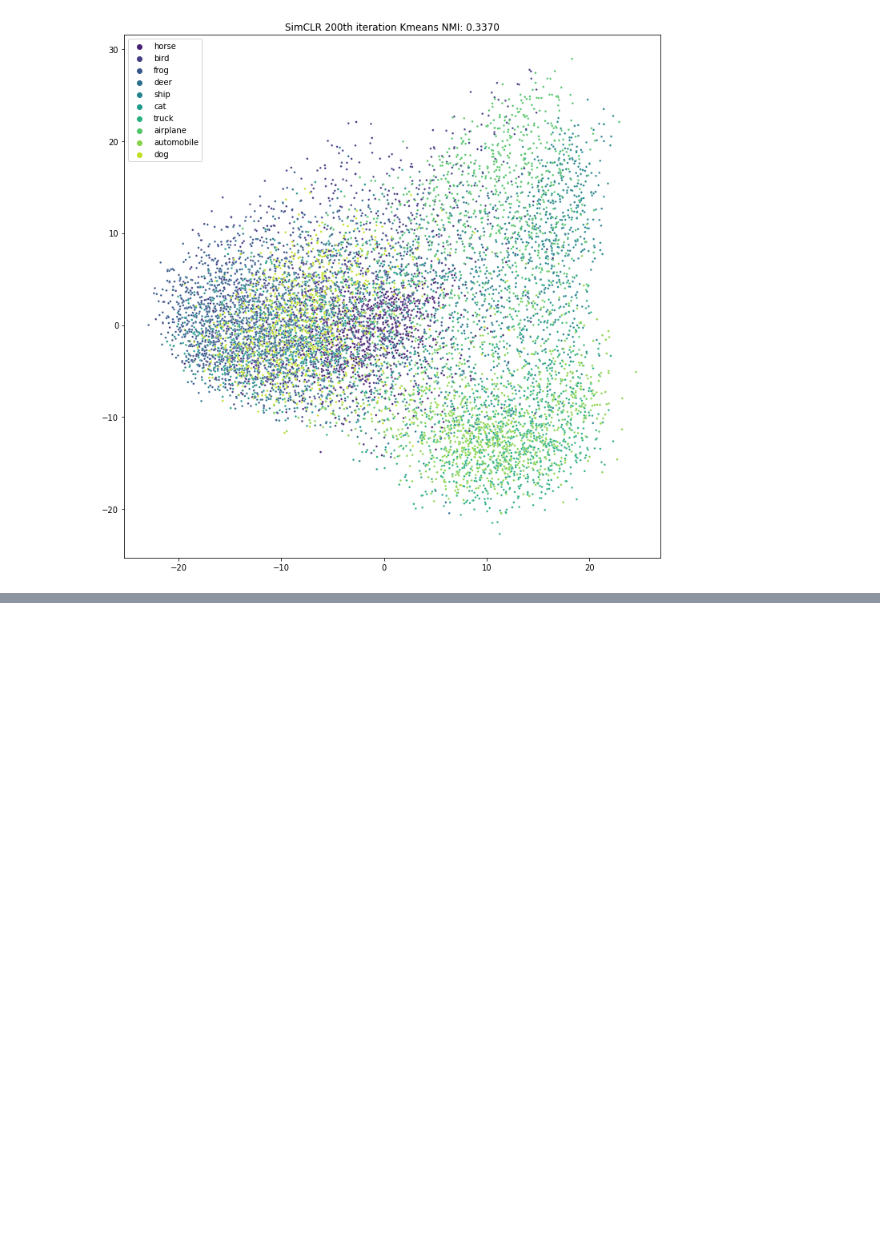
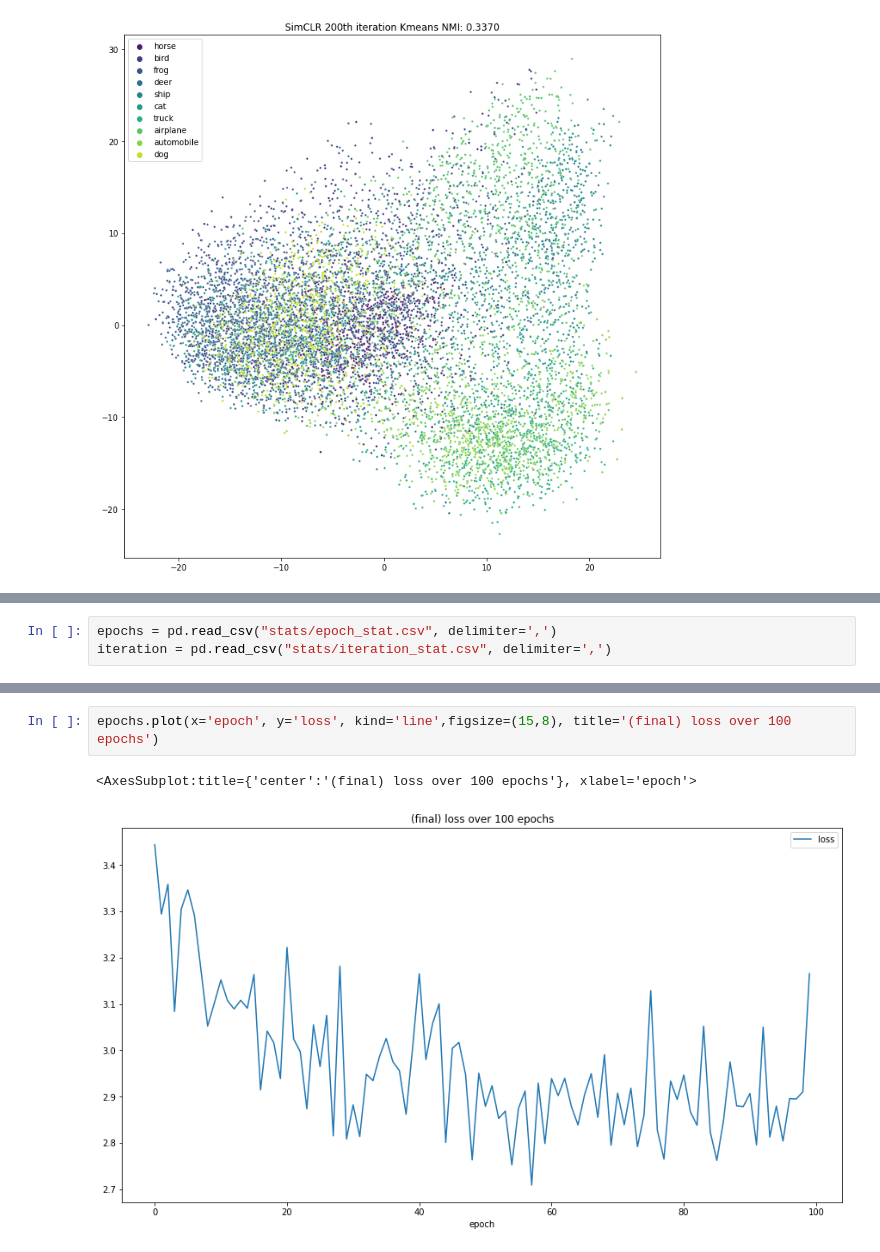
Before and after one commit to AlinaGodun/dcl_b, a Jupyter notebook: DCB Notebook.ipynb, the cells around one changed output, grey strips where cells are left out. Drawn from its saved outputs; the diff is of its cells as text; blank space fills up the shorter version.

Commit message:
add stats to the dcl notebook

```diff
--- a/DCB Notebook.ipynb
+++ b/DCB Notebook.ipynb
@@ -195,0 +199,3 @@ for i in range(3):
+# %%
+epochs = pd.read_csv("stats/epoch_stat.csv", delimiter=',')
+iteration = pd.read_csv("stats/iteration_stat.csv", delimiter=',')
@@ -195,0 +220,5 @@ for i in range(3):
+# %%
+epochs.plot(x='epoch', y='loss', kind='line',figsize=(15,8), title='(final) loss over 100 epochs')
+# %% [output]
+<AxesSubplot:title={'center':'(final) loss over 100 epochs'}, xlabel='epoch'>
+[figure, added]
```
Also changed, not shown: parts of 9 cells of this notebook, 1 other file.
